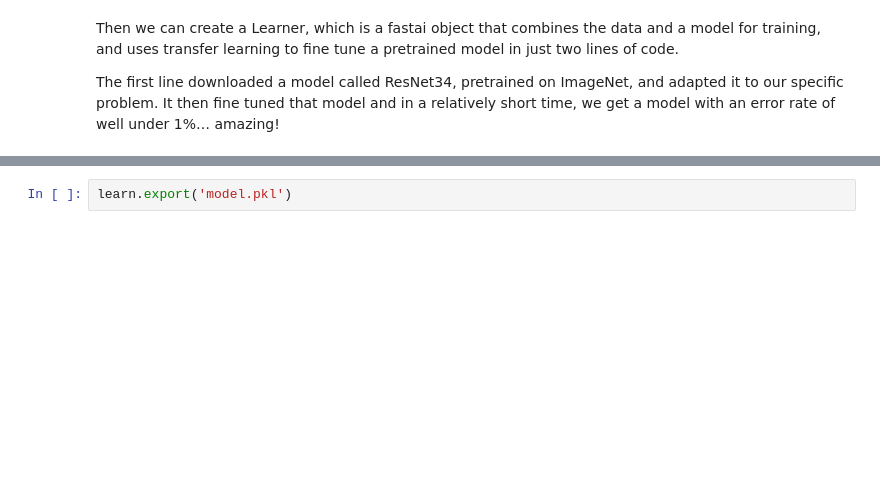
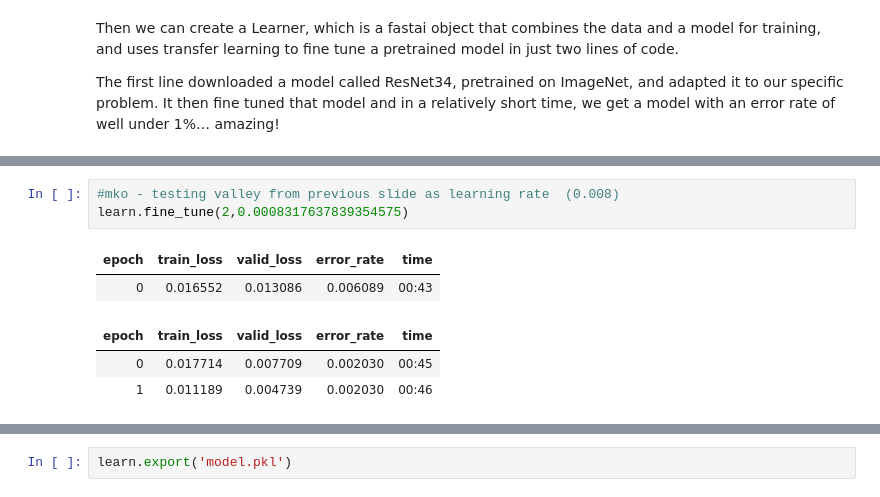
Before and after one commit to mkotemp/fastai, a Jupyter notebook: Copy_of_dogs_cats.ipynb, the cells around one changed output, grey strips where cells are left out. Cells and saved outputs as stored; diff of their text form; blank space fills up the shorter version.

```diff
--- a/Copy_of_dogs_cats.ipynb
+++ b/Copy_of_dogs_cats.ipynb
@@ -96,0 +117,9 @@ learn.fine_tune(2, 3e-3)
+# %%
+#mko - testing valley from previous slide as learning rate  (0.008)
+learn.fine_tune(2,0.0008317637839354575)
+# %% [output]
+| epoch | train_loss | valid_loss | error_rate | time |
+| 0 | 0.016552 | 0.013086 | 0.006089 | 00:43 |
+| epoch | train_loss | valid_loss | error_rate | time |
+| 0 | 0.017714 | 0.007709 | 0.002030 | 00:45 |
+| 1 | 0.011189 | 0.004739 | 0.002030 | 00:46 |
```
Also changed, not shown: parts of 14 cells of this notebook.
